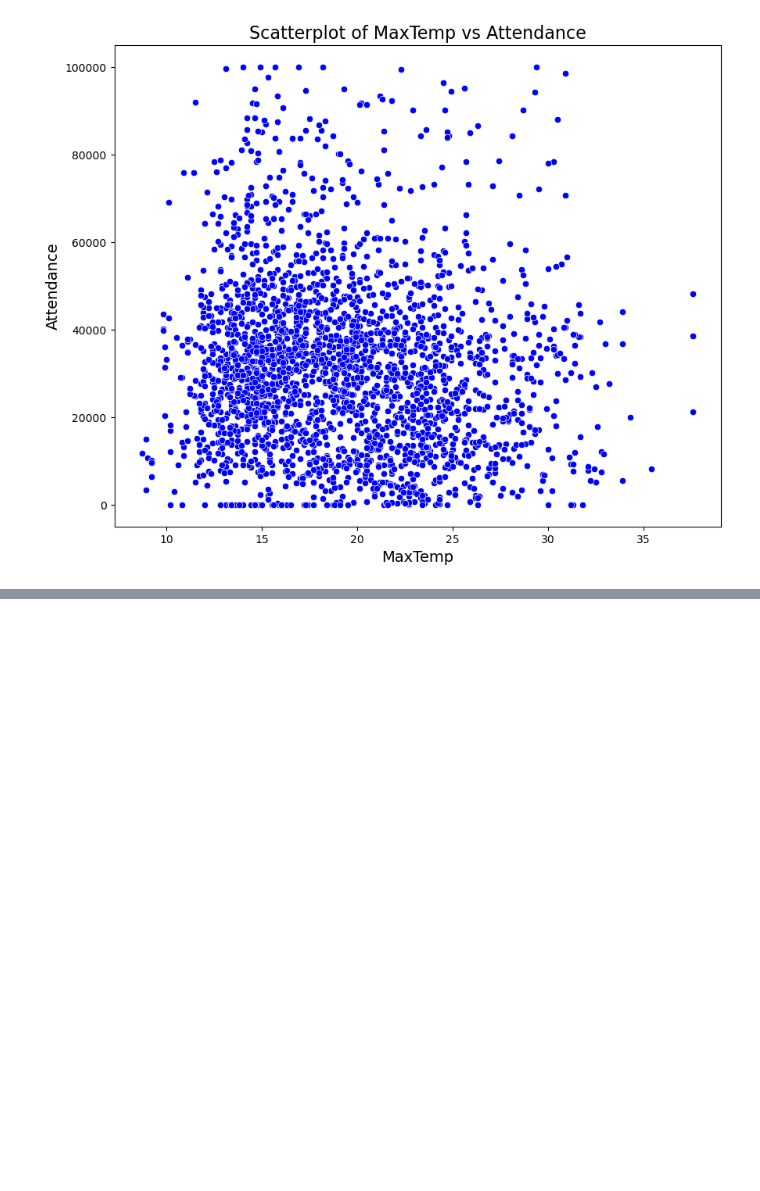
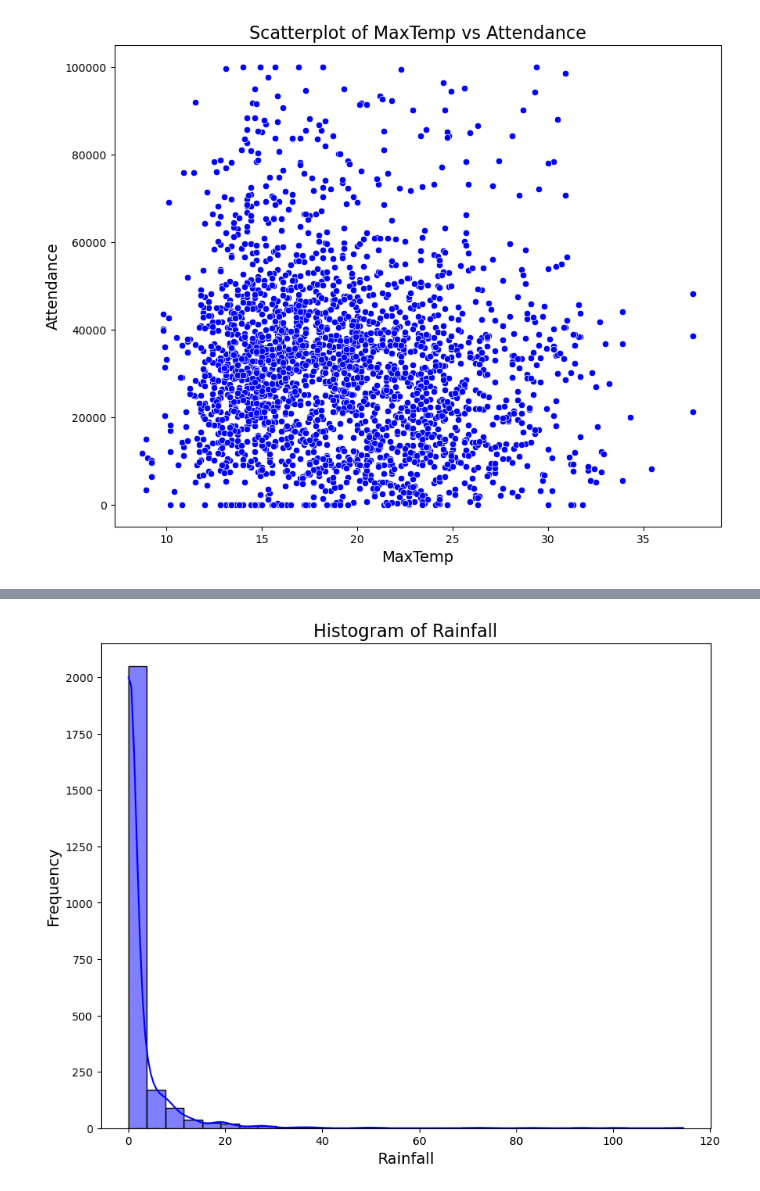
Before and after one commit to Raad42/AflAnalysis-, a Jupyter notebook: notebooks/eda.ipynb, the cells around one changed output, grey strips where cells are left out. Cells and saved outputs as stored; diff of their text form; code cells hidden in the pictures; blank space fills up the shorter version.

```diff
--- a/notebooks/eda.ipynb
+++ b/notebooks/eda.ipynb
@@ -133,0 +134,11 @@ plt.show()
+# %%
+plt.figure(figsize=(10, 8))
+sns.histplot(mainDF['Rainfall'], bins=30, kde=True, color='blue')
+
+plt.title('Histogram of Rainfall', fontsize=16)
+plt.xlabel('Rainfall', fontsize=14)
+plt.ylabel('Frequency', fontsize=14)
+
+plt.show()
+# %% [output]
+[figure, added]
```
Also changed, not shown: parts of 12 cells of this notebook, 3 other files.
